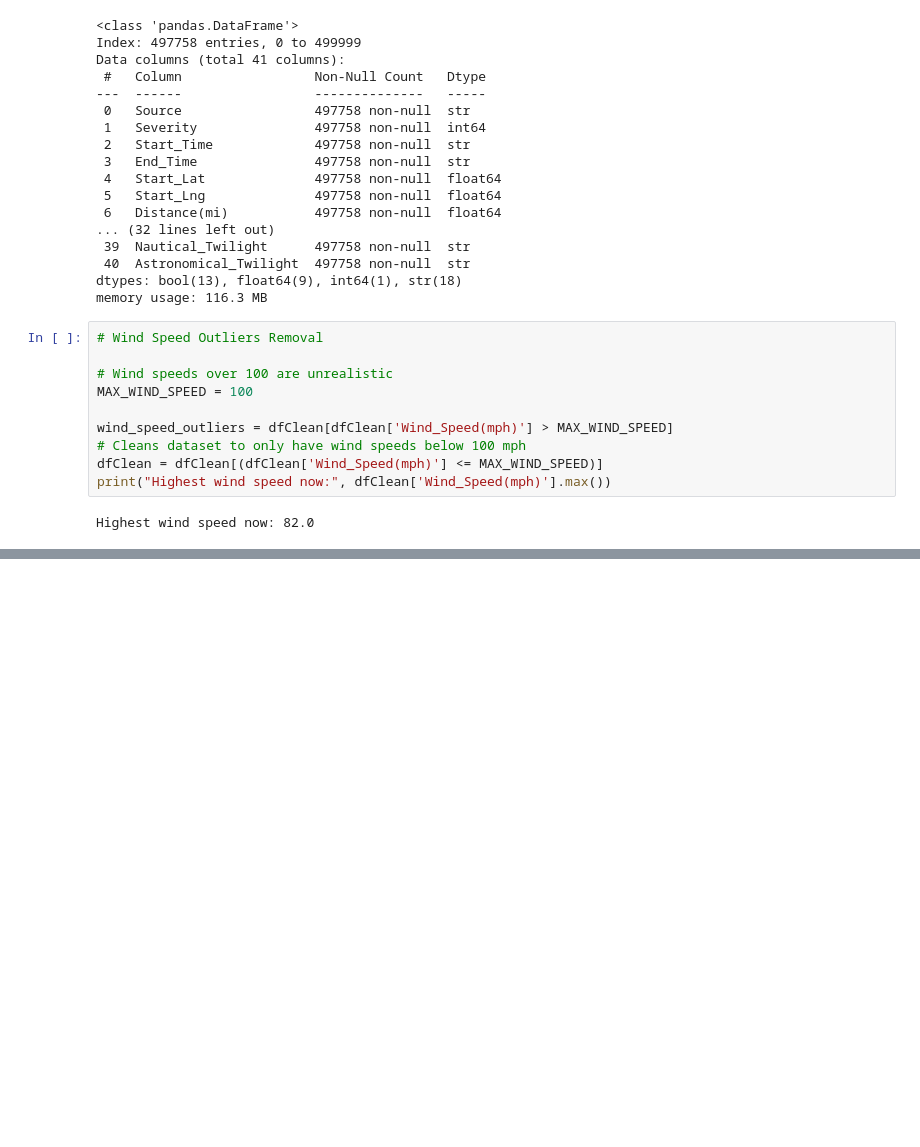
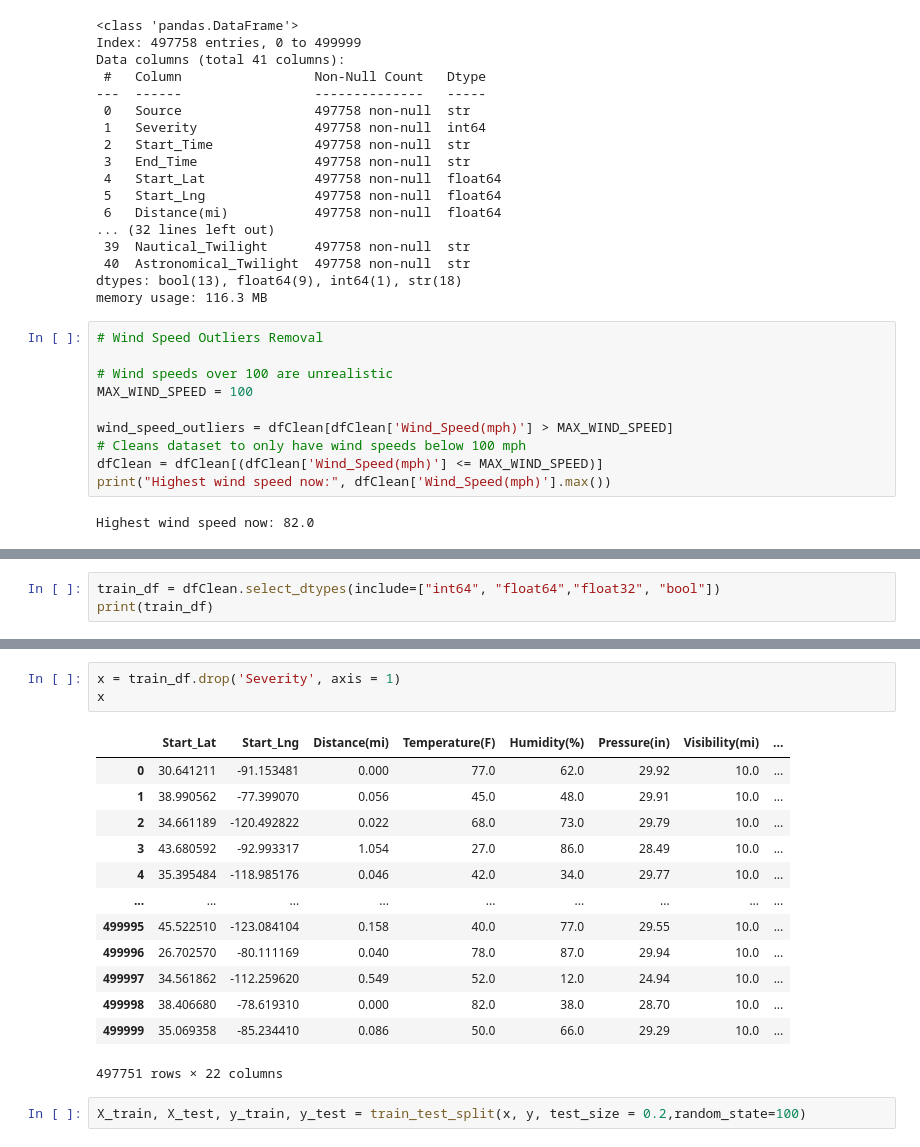
Before and after one commit to AnthonyP3N/Need4Speed-Datathon-2026, a Jupyter notebook: main.ipynb, the cells around one changed output, grey strips where cells are left out. Saved outputs shown, nothing was run; the diff lists cells and outputs as text; blank space fills up the shorter version.

```diff
--- a/main.ipynb
+++ b/main.ipynb
@@ -183,0 +144,3 @@ pyplt.show()
+# %%
+train_df = dfClean.select_dtypes(include=["int64", "float64","float32", "bool"])
+print(train_df)
@@ -183,0 +181,19 @@ pyplt.show()
+# %%
+x = train_df.drop('Severity', axis = 1)
+x
+# %% [output]
+|  | Start_Lat | Start_Lng | Distance(mi) | Temperature(F) | Humidity(%) | Pressure(in) | Visibility(mi) | ... |
+| 0 | 30.641211 | -91.153481 | 0.000 | 77.0 | 62.0 | 29.92 | 10.0 | ... |
+| 1 | 38.990562 | -77.399070 | 0.056 | 45.0 | 48.0 | 29.91 | 10.0 | ... |
+| 2 | 34.661189 | -120.492822 | 0.022 | 68.0 | 73.0 | 29.79 | 10.0 | ... |
+| 3 | 43.680592 | -92.993317 | 1.054 | 27.0 | 86.0 | 28.49 | 10.0 | ... |
+| 4 | 35.395484 | -118.985176 | 0.046 | 42.0 | 34.0 | 29.77 | 10.0 | ... |
+| ... | ... | ... | ... | ... | ... | ... | ... | ... |
+| 499995 | 45.522510 | -123.084104 | 0.158 | 40.0 | 77.0 | 29.55 | 10.0 | ... |
+| 499996 | 26.702570 | -80.111169 | 0.040 | 78.0 | 87.0 | 29.94 | 10.0 | ... |
+| 499997 | 34.561862 | -112.259620 | 0.549 | 52.0 | 12.0 | 24.94 | 10.0 | ... |
+| 499998 | 38.406680 | -78.619310 | 0.000 | 82.0 | 38.0 | 28.70 | 10.0 | ... |
+| 499999 | 35.069358 | -85.234410 | 0.086 | 50.0 | 66.0 | 29.29 | 10.0 | ... |
+497751 rows × 22 columns
+# %%
+X_train, X_test, y_train, y_test = train_test_split(x, y, test_size = 0.2,random_state=100)
```
Also changed, not shown: parts of 26 cells of this notebook.
